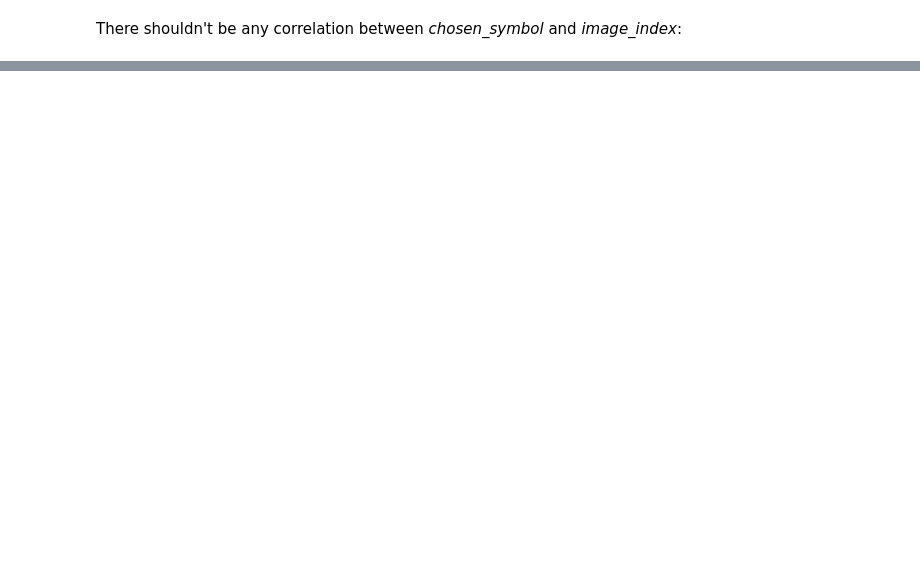
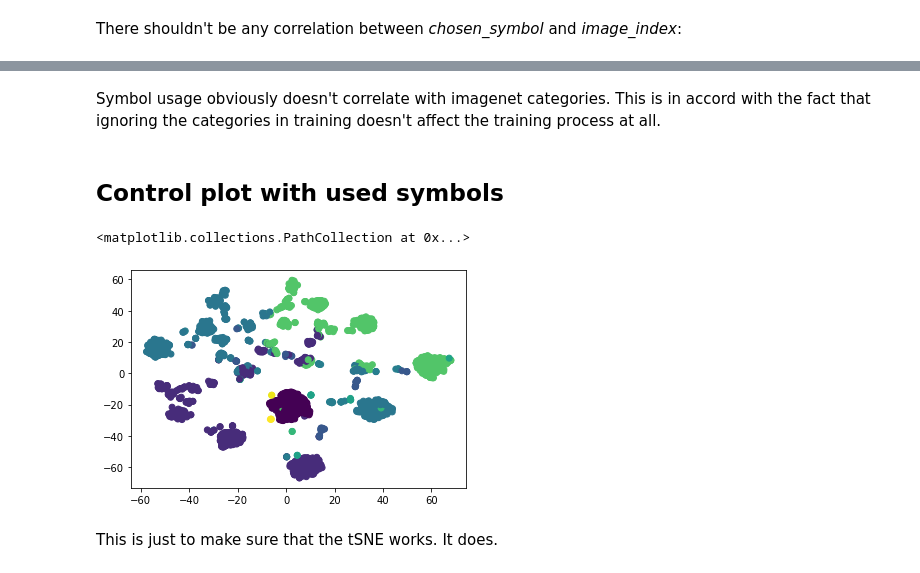
Before and after one commit to byewokko/guessing-game, a Jupyter notebook: Result analysis.ipynb, the cells around one changed output, grey strips where cells are left out. Drawn from its saved outputs; the diff is of its cells as text; code cells hidden in the pictures; blank space fills up the shorter version.

```diff
--- a/Result analysis.ipynb
+++ b/Result analysis.ipynb
@@ -93,0 +156,11 @@ pd.pivot_table(df, values="target_image", index=["chosen_symbol"], columns=["suc
+# %% [markdown]
+Symbol usage obviously doesn't correlate with imagenet categories. This is in accord with the fact that ignoring the categories in training doesn't affect the training process at all.
+# %% [markdown]
+## Control plot with used symbols
+# %%
+plt.scatter(*reduced.T, c=data.argmax(axis=1))
+# %% [output]
+<matplotlib.collections.PathCollection at 0x...>
+[figure, added]
+# %% [markdown]
+This is just to make sure that the tSNE works. It does.
```
Also changed, not shown: parts of 18 cells of this notebook, 5 other files.
